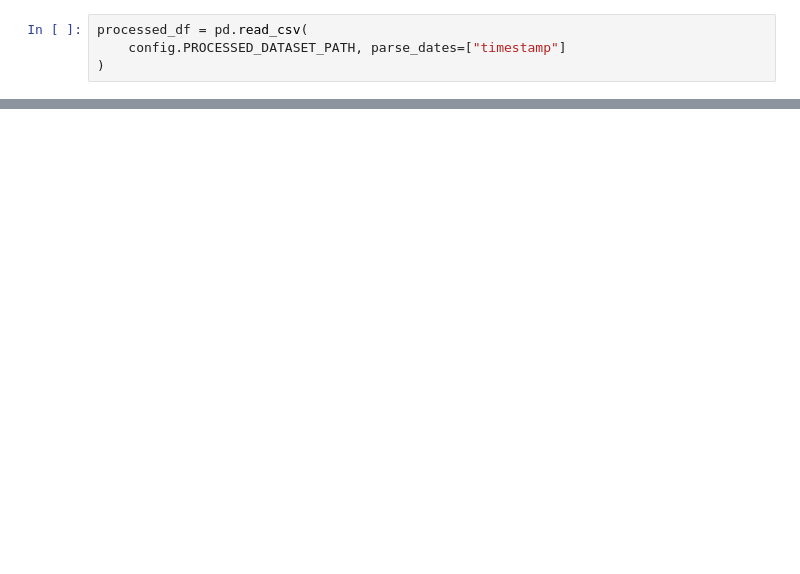
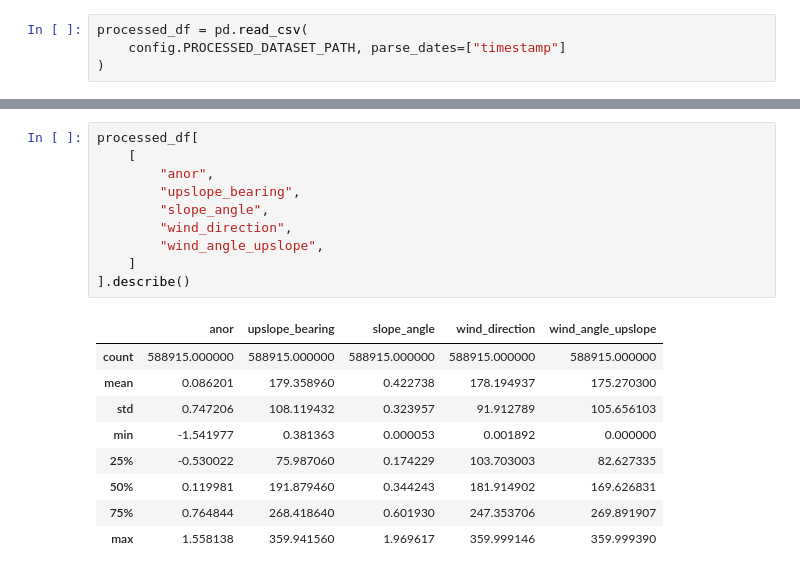
Before and after one commit to seangtkelley/uor-msc-dissertation-xai-african-storms, a Jupyter notebook: src/raw_data_explore.ipynb, the cells around one changed output, grey strips where cells are left out. Saved outputs shown, nothing was run; the diff lists cells and outputs as text; blank space fills up the shorter version.

```diff
--- a/src/raw_data_explore.ipynb
+++ b/src/raw_data_explore.ipynb
@@ -85,0 +127,20 @@ comparison_df[["gpm_mean", "areaxgpm_mean", "mean_prcp_400"]].describe()
+# %%
+processed_df[
+    [
+        "anor",
+        "upslope_bearing",
+        "slope_angle",
+        "wind_direction",
+        "wind_angle_upslope",
+    ]
+].describe()
+# %% [output]
+|  | anor | upslope_bearing | slope_angle | wind_direction | wind_angle_upslope |
+| count | 588915.000000 | 588915.000000 | 588915.000000 | 588915.000000 | 588915.000000 |
+| mean | 0.086201 | 179.358960 | 0.422738 | 178.194937 | 175.270300 |
+| std | 0.747206 | 108.119432 | 0.323957 | 91.912789 | 105.656103 |
+| min | -1.541977 | 0.381363 | 0.000053 | 0.001892 | 0.000000 |
+| 25% | -0.530022 | 75.987060 | 0.174229 | 103.703003 | 82.627335 |
+| 50% | 0.119981 | 191.879460 | 0.344243 | 181.914902 | 169.626831 |
+| 75% | 0.764844 | 268.418640 | 0.601930 | 247.353706 | 269.891907 |
+| max | 1.558138 | 359.941560 | 1.969617 | 359.999146 | 359.999390 |
```
Also changed, not shown: parts of 52 cells of this notebook, 4 other files.
